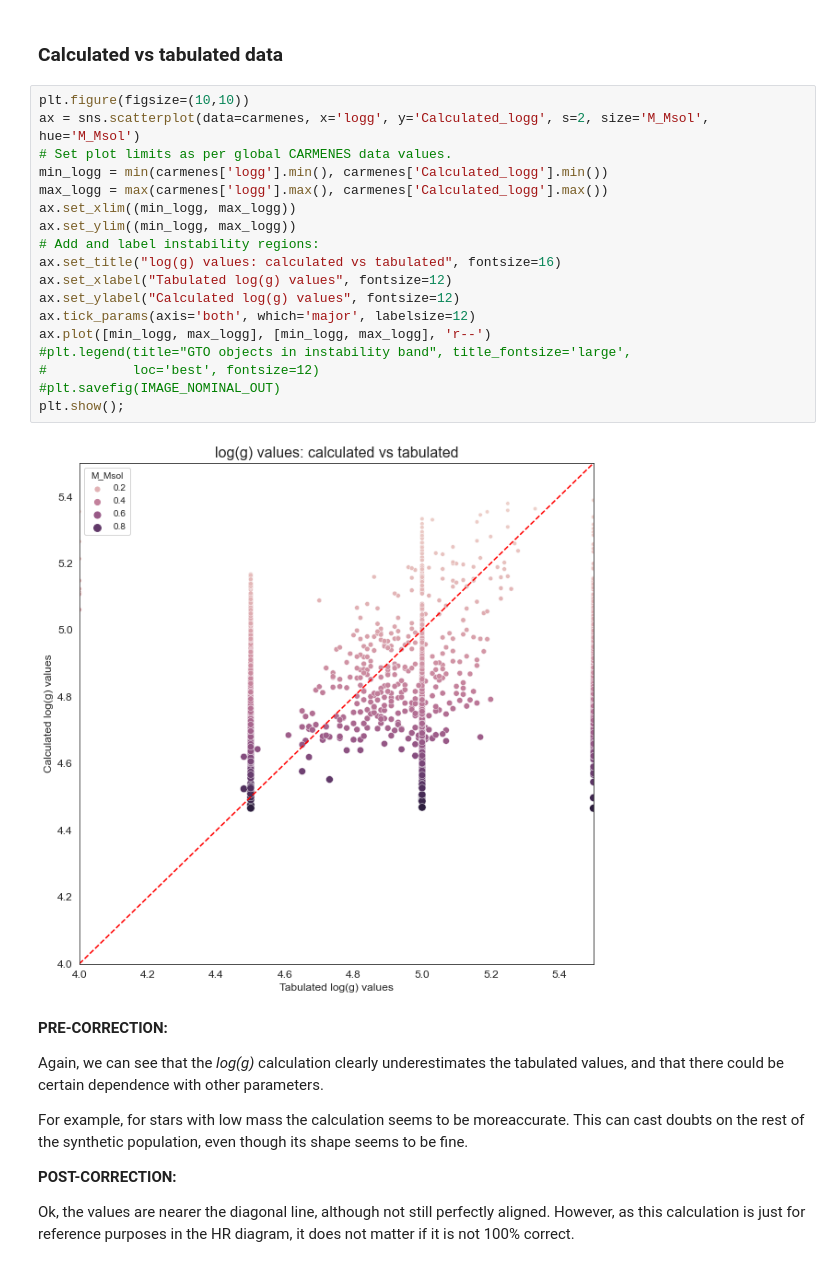
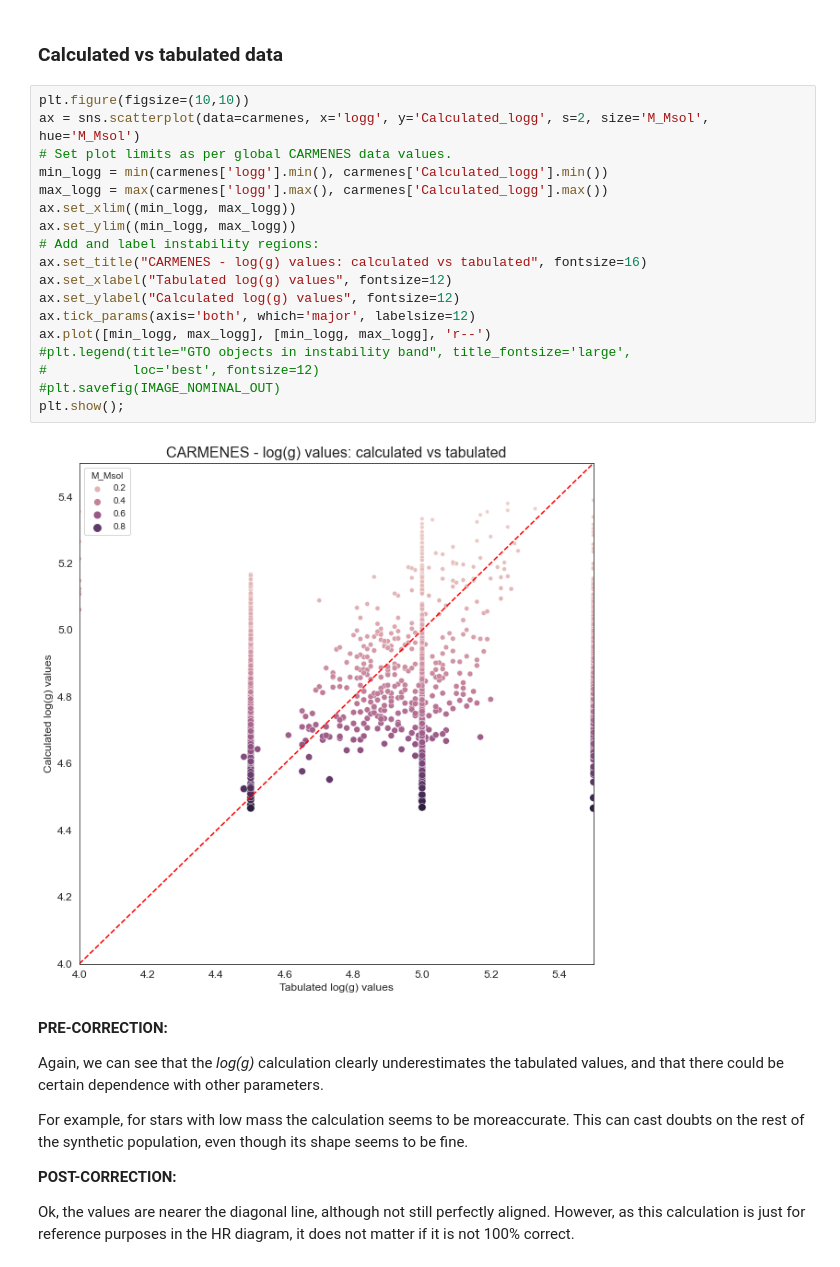
Before and after one commit to Data-Science-Ciro7/TFM_AA, a Jupyter notebook: 02_01_ETL/ETL_15_PoC_Low_mass_logg_Calculation.ipynb, the cells around one changed output. Cells and saved outputs as stored; diff of their text form.

```diff
--- a/02_01_ETL/ETL_15_PoC_Low_mass_logg_Calculation.ipynb
+++ b/02_01_ETL/ETL_15_PoC_Low_mass_logg_Calculation.ipynb
@@ -125,23 +125,23 @@ For tabulated values of $log(g) \in [4.0, 5.5]$, calculations yields a range of
 # %%
 plt.figure(figsize=(10,10))
 ax = sns.scatterplot(data=carmenes, x='logg', y='Calculated_logg', s=2, size='M_Msol', hue='M_Msol')
 # Set plot limits as per global CARMENES data values.
 min_logg = min(carmenes['logg'].min(), carmenes['Calculated_logg'].min())
 max_logg = max(carmenes['logg'].max(), carmenes['Calculated_logg'].max())
 ax.set_xlim((min_logg, max_logg))
 ax.set_ylim((min_logg, max_logg))
 # Add and label instability regions:
-ax.set_title("log(g) values: calculated vs tabulated", fontsize=16)
+ax.set_title("CARMENES - log(g) values: calculated vs tabulated", fontsize=16)
 ax.set_xlabel("Tabulated log(g) values", fontsize=12)
 ax.set_ylabel("Calculated log(g) values", fontsize=12)
 ax.tick_params(axis='both', which='major', labelsize=12)
 ax.plot([min_logg, max_logg], [min_logg, max_logg], 'r--')
 #plt.legend(title="GTO objects in instability band", title_fontsize='large',
 #           loc='best', fontsize=12)
 #plt.savefig(IMAGE_NOMINAL_OUT)
 plt.show();
 # %% [output]
-[figure, old version]
+[figure, new version]
 # %% [markdown]
 **PRE-CORRECTION:**
 
```
Also changed, not shown: 11 other files.
